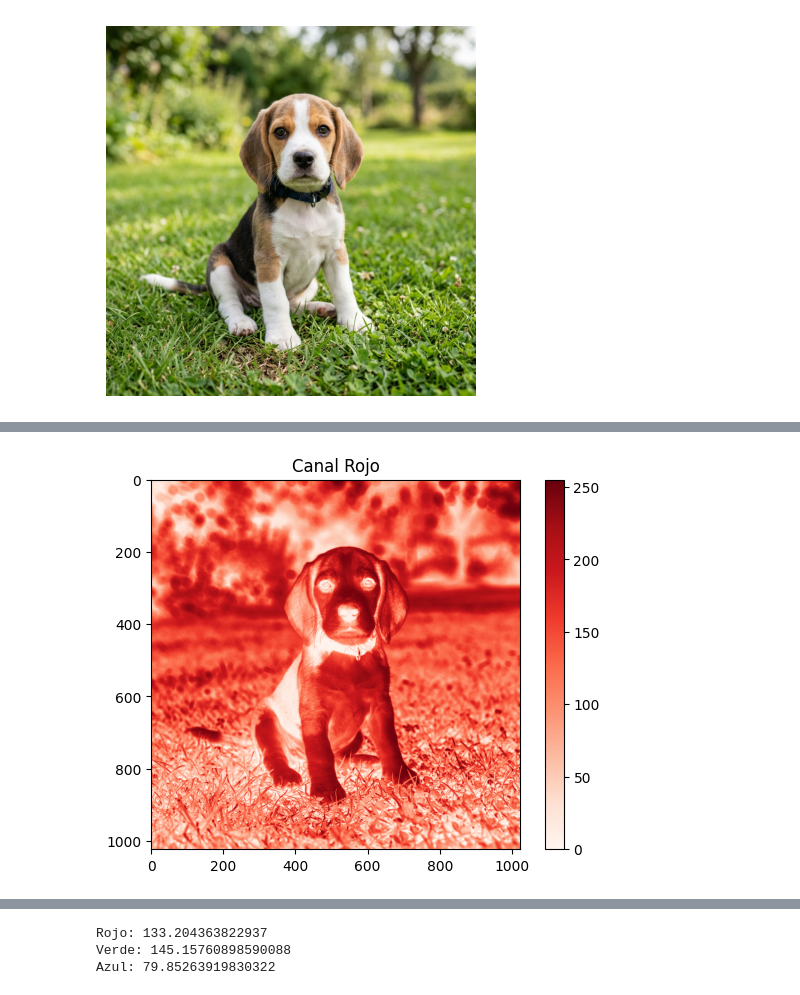
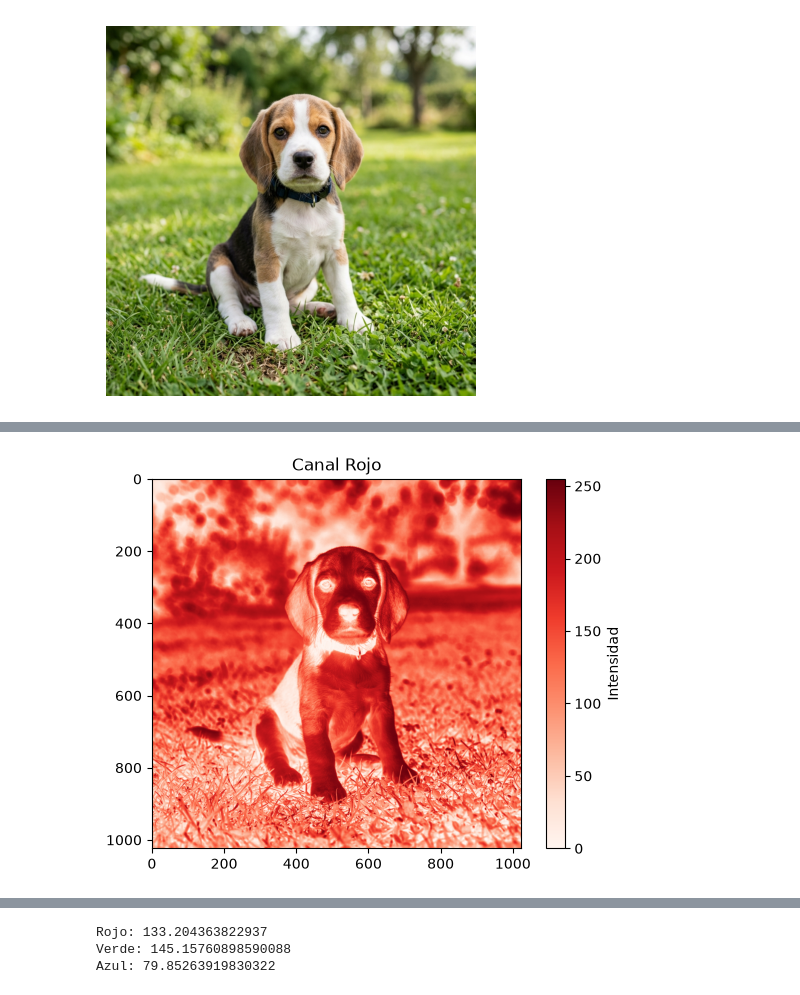
Before and after one commit to cesar2601067-cmd/numpy, a Jupyter notebook: 2_ejercicios.ipynb, the cells around one changed output, grey strips where cells are left out. Drawn from its saved outputs; the diff is of its cells as text; code cells hidden in the pictures.

```diff
--- a/2_ejercicios.ipynb
+++ b/2_ejercicios.ipynb
@@ -44,7 +70,7 @@ Desviación estándar: 60.93503479873859
 # %%
-plt.imshow(img[:, :, 0], cmap="Reds")
-plt.colorbar()
+plt.imshow(img[:, :, 0], cmap="Reds", vmin=0, vmax=255)
+plt.colorbar(label="Intensidad")
 plt.title("Canal Rojo")
 plt.show()
 # %% [output]
-[figure, old version]
+[figure, new version]
```
Also changed, not shown: parts of 21 cells of this notebook, 2 other files.
